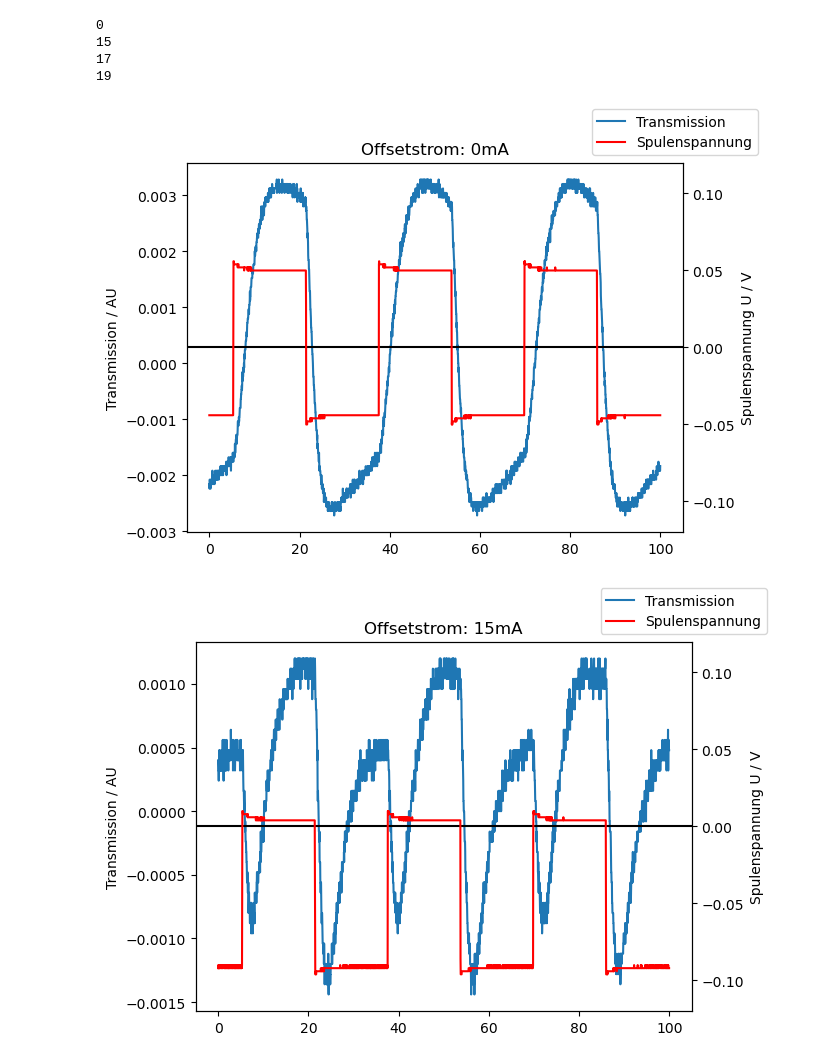
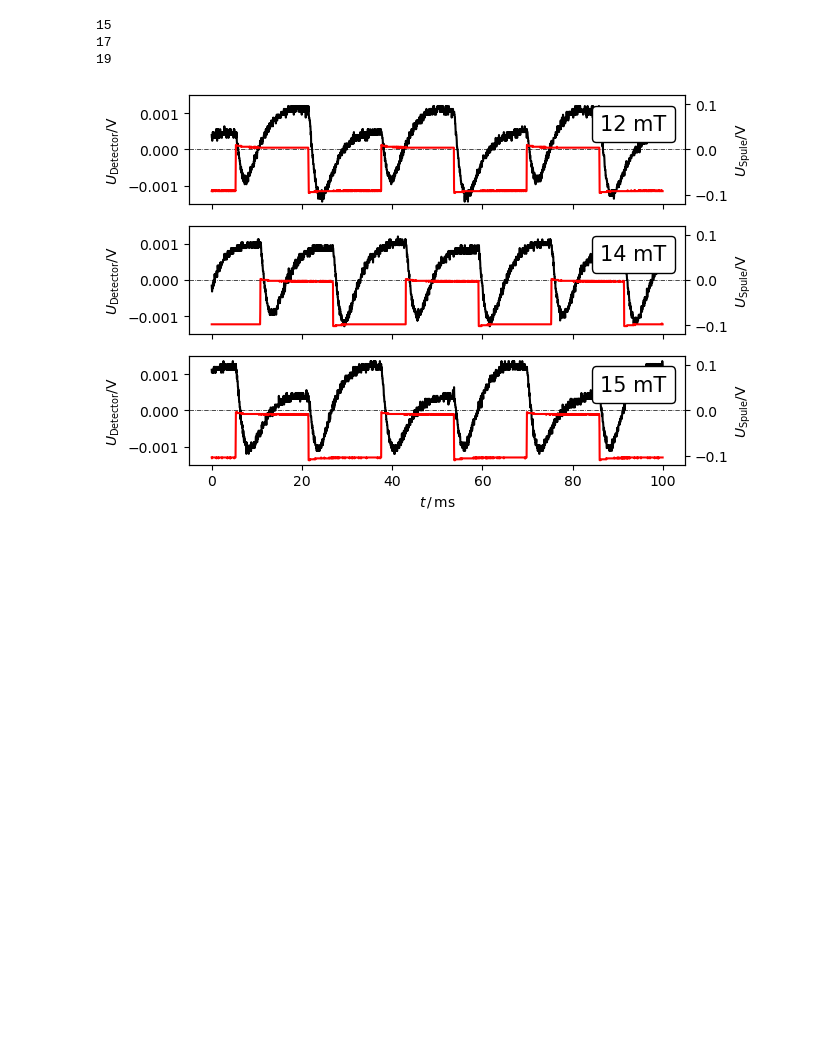
Before and after one commit to hanno22/OptischesPumpen, a Jupyter notebook: notebooks/Magnetfeld.ipynb, the cells around one changed output. Saved outputs shown, nothing was run; the diff lists cells and outputs as text; code cells hidden in the pictures; blank space fills up the shorter version.

Commit message:
export plots review

```diff
--- a/notebooks/Magnetfeld.ipynb
+++ b/notebooks/Magnetfeld.ipynb
@@ -5,7 +5,7 @@ import scipy.optimize
 from os import walk
 # %%
 data = {
-    0: np.loadtxt('../data/4/Magnetfeld_senkrecht_31Hz_100mVpp_Offset0mV_0mA'),
+   # 0: np.loadtxt('../data/4/Magnetfeld_senkrecht_31Hz_100mVpp_Offset0mV_0mA'),
     15: np.loadtxt('../data/4/Magnetfeld_senkrecht_31Hz_100mVpp_Offset49mV_15mA'),
     17: np.loadtxt('../data/4/Magnetfeld_senkrecht_31Hz_100mVpp_Offset56mV_17mA'),
     19: np.loadtxt('../data/4/Magnetfeld_senkrecht_31Hz_100mVpp_Offset63mV_19mA'),
@@ -13,25 +20,30 @@ data = {
 # %%
-for I in data:
+from matplotlib.offsetbox import AnchoredText
+
+fig, ax = plt.subplots(len(data), 1, sharex='all')
+for i,I in enumerate(data):
     print(I)
-    fig, ax1 = plt.subplots()
+    ax1 = ax[i]
     ax2 = ax1.twinx()
 
     transmission = data[I][:, 2]
     time = data[I][:, 0] * 1e3
     magnetic_field = data[I][:, 1] / 10
 
-    ax1.set_title('Offsetstrom: ' + str(I) + 'mA')
+    ax1.plot(time, transmission,'k', label='Transmission')
+    ax1.set(ylabel='$U_\mathrm{Detector} / \mathrm{V}$', ylim=[-0.0015, 0.0015])
+    ax2.set(ylabel='$U_\mathrm{Spule} / \mathrm{V}$', ylim=[-0.12, 0.12])
+    ax2.axhline(y = 0, color = 'k', linestyle = '-.', linewidth = '0.5')
+    ax2.plot(time, magnetic_field, c='r',label='Spulenspannung')
+    at = AnchoredText(
+    f'{b_i(I)*1e3:.0f} mT', prop=dict(size=15), frameon=True, loc='upper right')
+    at.patch.set_boxstyle("round,pad=0.,rounding_size=0.2")
+    ax1.add_artist(at)
+ax[-1].set(xlabel='$t\,/\, \mathrm{ms}$')
 
-    ax1.plot(time, transmission, label='Transmission')
-    ax1.set(ylabel='Transmission / AU')
-    ax2.set(ylabel='Spulenspannung U / V', ylim=[-0.12, 0.12])
-    ax2.axhline(y = 0, color = 'k', linestyle = '-')
-    ax2.plot(time, magnetic_field, c='r',label='Spulenspannung')
-    fig.legend()
+fig.savefig('../output/magnetfeld.svg')
 # %% [output]
-0
 15
 17
 19
-[figure, old version]
+[figure, new version]
-[figure, removed]
```
Also changed, not shown: parts of 2 cells of this notebook, 11 other files.
